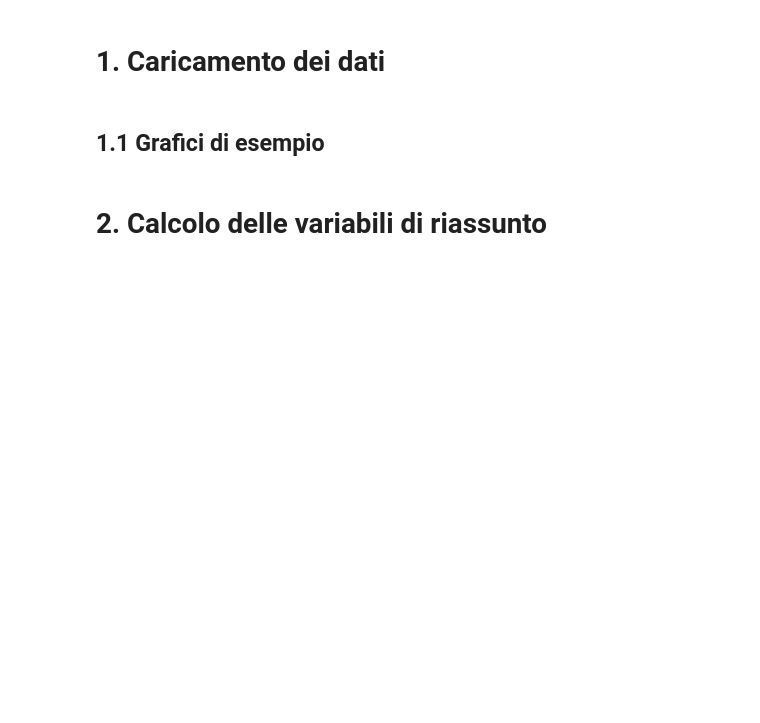
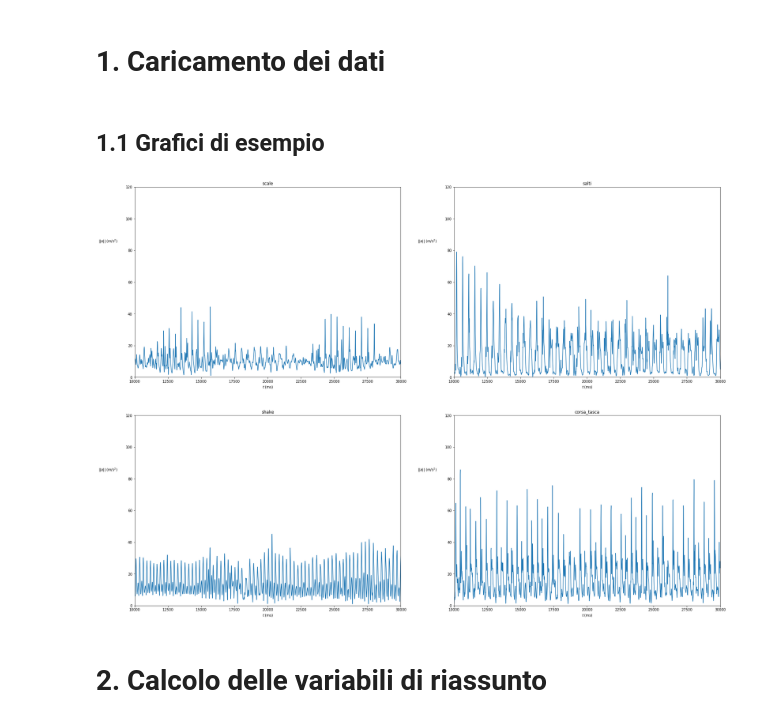
Before and after one commit to DedZago/msbd, a Jupyter notebook: Completo.ipynb, the cells around one changed output. Drawn from its saved outputs; the diff is of its cells as text; code cells hidden in the pictures; blank space fills up the shorter version.

```diff
--- a/Completo.ipynb
+++ b/Completo.ipynb
@@ -68,23 +71,26 @@ for i in tqdm.tqdm(range(len(DIR))):
 # %%
 DIRM = ['./PhonePi/data/scale-martina',
         './PhonePi/data/salti-daniele',
-        './PhonePi/data/shake-anna']
-
-plt.figure(figsize=(13,5.5*len(DIRM)))
-nrow = len(DIRM)
-for i in tqdm.tqdm(range(len(DIRM))):
+        './PhonePi/data/shake-anna',
+        './PhonePi/data/corsa_tasca-alberto'
+       ]
+loc = [1,2,3,4]
+plt.figure(figsize=(7.5*len(DIRM),5.5*len(DIRM)))
+for i in range(4):
     data = pd.read_csv(DIRM[i] + "/accelerometer.txt", names = ["user", "type", "t", "ax", "ay", "az"])
     data["t"] = data["t"] - data["t"].iloc[0]
     data = data[(data["t"] > 7000) & (data["t"] < (data["t"].max()-7000))]
     data["a"] = (pd.to_numeric(data["ax"])**2 + pd.to_numeric(data["ay"])**2 + pd.to_numeric(data["az"])**2)**0.5 # accelerazione in modulo
-    ax = plt.subplot(nrow, 1, i+1, ylim=(0,120), xlim = (10000,30000))
-    ax.set_ylabel(r"$\|a\|\;(\mathrm{ m/s}^2)$", rotation=0)
+    ax = plt.subplot(2, 2, i+1 , ylim=(0,120), xlim = (10000,30000))
+    ax.set_ylabel(r"$\|\|a\|\|\;(\mathrm{ m/s}^2)$", rotation=0)
     ax.yaxis.set_label_coords(-0.1,0.7)
     ax.set_xlabel(r"$t \;(\mathrm{ ms})$")
     ax.set_title((DIRM[i].split("/")[-1]).split("-")[0])
     plt.plot(data["t"],data["a"])
     plt.savefig(FIG_PATH+"espl.png", dpi=150)
 plt.show()
+# %% [output]
+[figure, added]
 # %% [markdown]
 # 2. Calcolo delle variabili di riassunto <a id=variabili> </a>
 # %%
```
Also changed, not shown: parts of 30 cells of this notebook, 15 other files.
